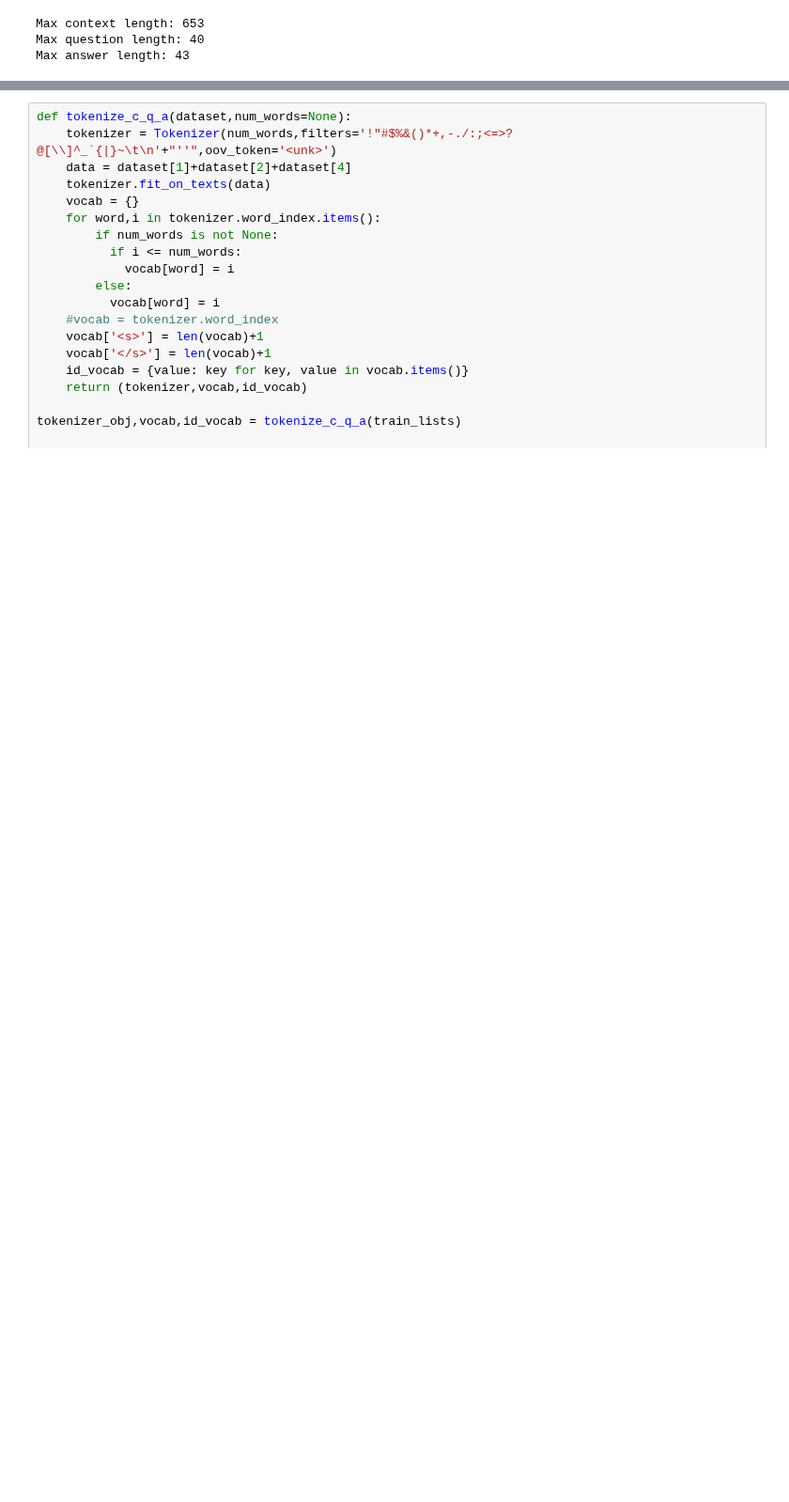
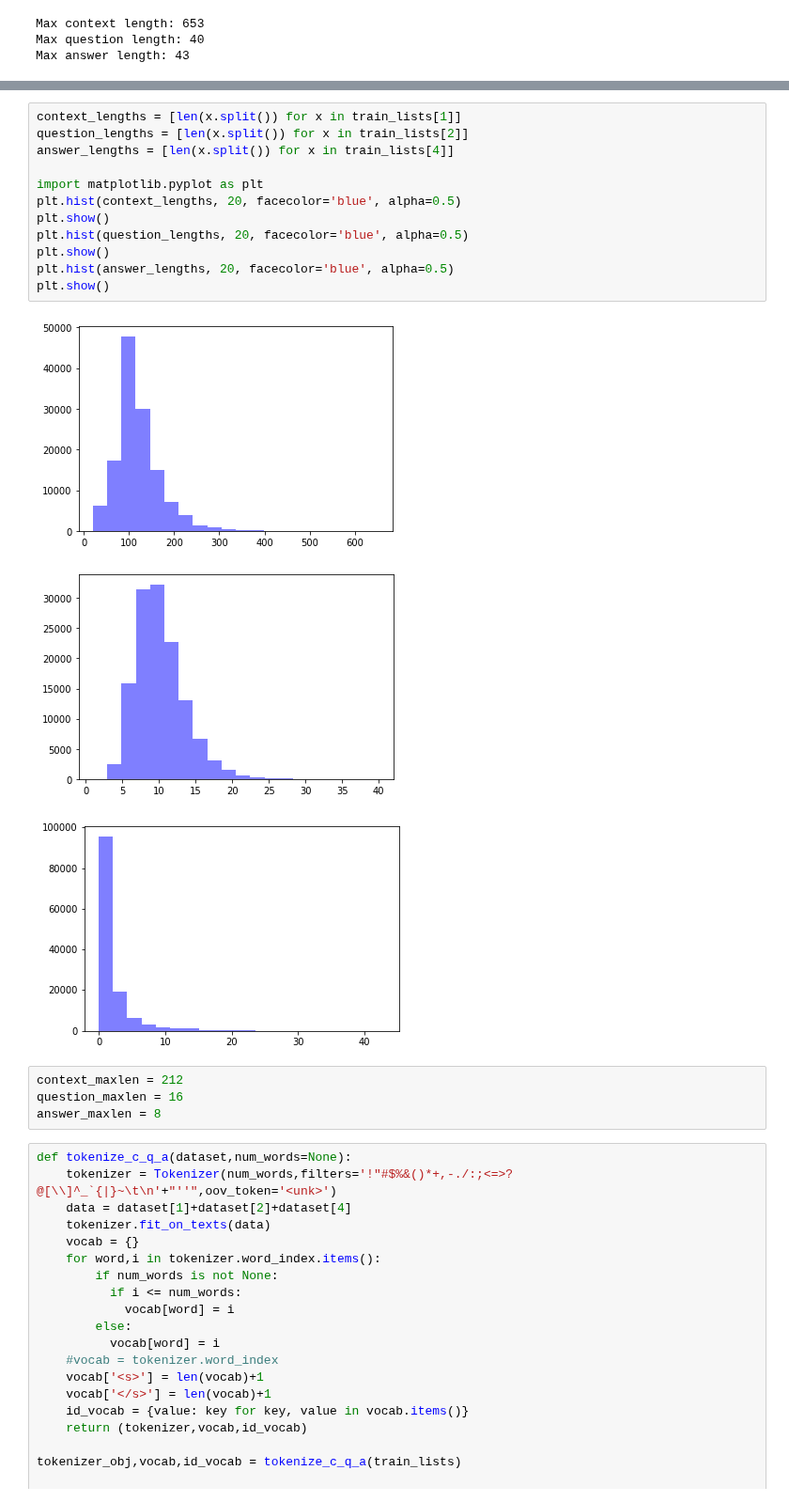
Before and after one commit to anupjha10/w266_nlp_project, a Jupyter notebook: w266_project/W266_NLP_Project.ipynb, the cells around one changed output, grey strips where cells are left out. Shown at 94% size. Drawn from its saved outputs; the diff is of its cells as text; blank space fills up the shorter version.

```diff
--- a/w266_project/W266_NLP_Project.ipynb
+++ b/w266_project/W266_NLP_Project.ipynb
@@ -163,3 +178,23 @@ Max answer length: 43
+# %%
+context_lengths = [len(x.split()) for x in train_lists[1]]
+question_lengths = [len(x.split()) for x in train_lists[2]]
+answer_lengths = [len(x.split()) for x in train_lists[4]]
+
+import matplotlib.pyplot as plt
+plt.hist(context_lengths, 20, facecolor='blue', alpha=0.5)
+plt.show()
+plt.hist(question_lengths, 20, facecolor='blue', alpha=0.5)
+plt.show()
+plt.hist(answer_lengths, 20, facecolor='blue', alpha=0.5)
+plt.show()
+# %% [output]
+[figure, added]
+[figure, added]
+[figure, added]
+# %%
+context_maxlen = 212
+question_maxlen = 16
+answer_maxlen = 8
 # %%
 def tokenize_c_q_a(dataset,num_words=None):
     tokenizer = Tokenizer(num_words,filters='!"#$%&()*+,-./:;<=>?@[\\]^_`{|}~\t\n'+"''",oov_token='<unk>')
```
Also changed, not shown: parts of 21 cells of this notebook, 6 other files.
